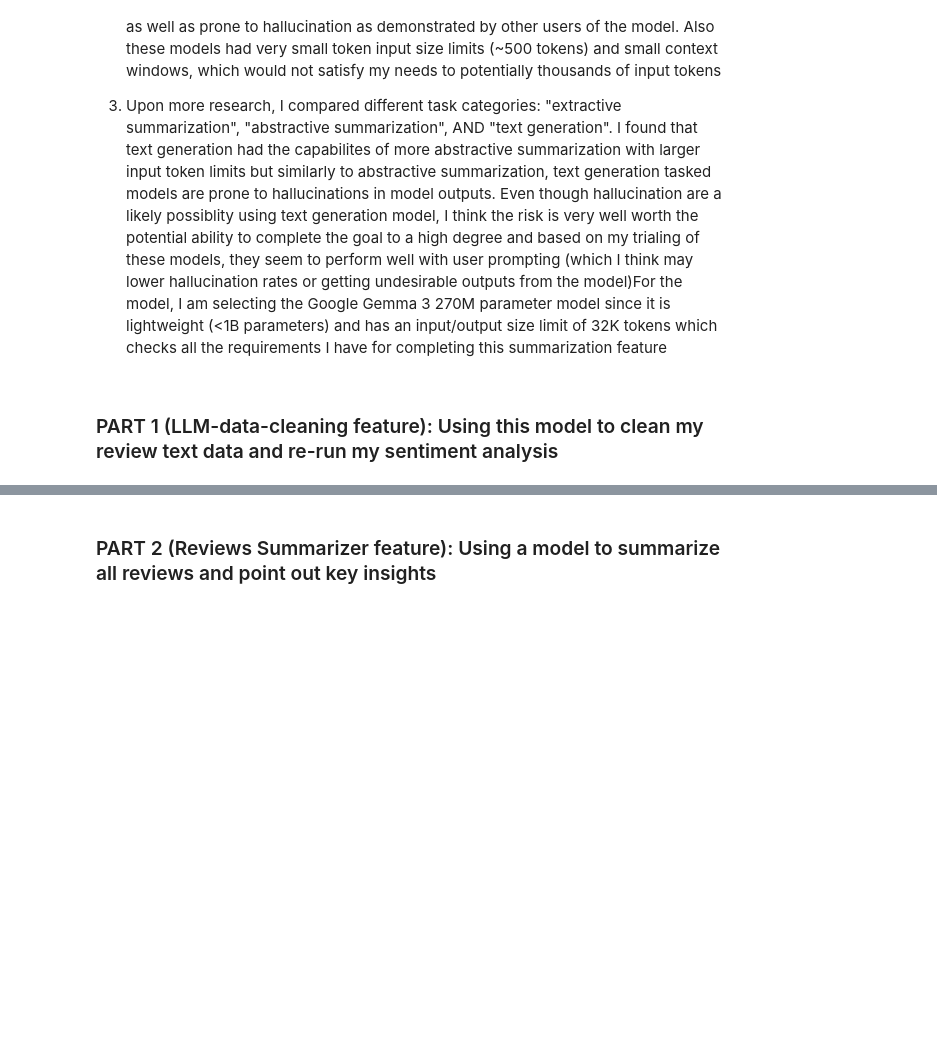
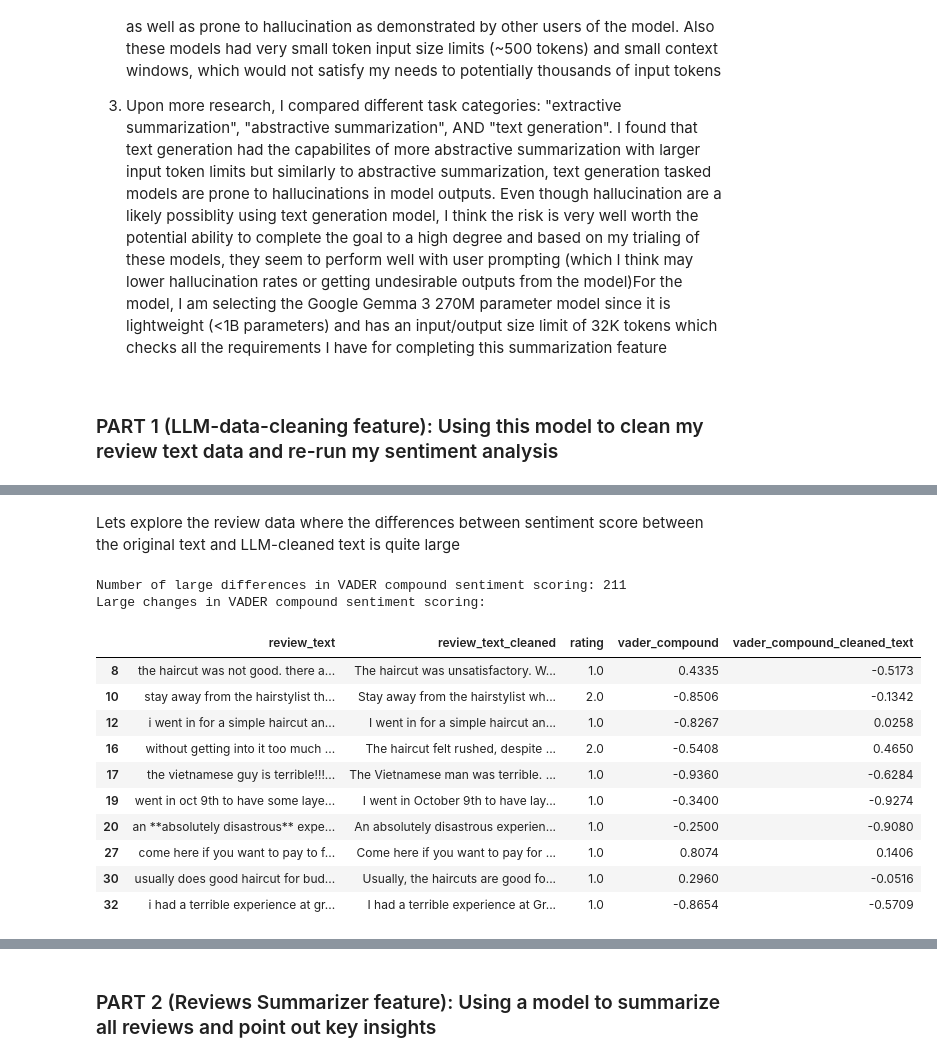
Before and after one commit to Austinedo/GC_sentiment_analysis, a Jupyter notebook: notebooks/sentiment_analysis.ipynb, the cells around one changed output, grey strips where cells are left out. Drawn from its saved outputs; the diff is of its cells as text; code cells hidden in the pictures; blank space fills up the shorter version.

Commit message:
completed FIXME: explored the differences in sentiment score between original vs. LLM-cleaned data + conclusion on part 1 (LLM-cleaned data) feature

```diff
--- a/notebooks/sentiment_analysis.ipynb
+++ b/notebooks/sentiment_analysis.ipynb
@@ -937,2 +941,28 @@ fig3.show()
 # %%
 fig3.write_html('../reports/figures/DistributionOfDiffInScoringOriginalVsCleanText.html')
+# %% [markdown]
+Lets explore the review data where the differences between sentiment score between the original text and LLM-cleaned text is quite large
+# %%
+# need to explore the data where we find the largest differences (FIXME)
+pd.set_option('display.max_colwidth', None)
+
+# VADER differences
+vader_mask = diff['diff_abs_vader_compound'] > 0.25
+vader_index = diff[vader_mask].index
+print(f"Number of large differences in VADER compound sentiment scoring: {len(vader_index)}")
+print("Large changes in VADER compound sentiment scoring:")
+display(reviews.loc[vader_index, ['review_text', 'review_text_cleaned','rating', 'vader_compound', 'vader_compound_cleaned_text']].head(10))
+# %% [output]
+Number of large differences in VADER compound sentiment scoring: 211
+Large changes in VADER compound sentiment scoring:
+|  | review_text | review_text_cleaned | rating | vader_compound | vader_compound_cleaned_text |
+| 8 | the haircut was not good. there a... | The haircut was unsatisfactory. W... | 1.0 | 0.4335 | -0.5173 |
+| 10 | stay away from the hairstylist th... | Stay away from the hairstylist wh... | 2.0 | -0.8506 | -0.1342 |
+| 12 | i went in for a simple haircut an... | I went in for a simple haircut an... | 1.0 | -0.8267 | 0.0258 |
+| 16 | without getting into it too much ... | The haircut felt rushed, despite ... | 2.0 | -0.5408 | 0.4650 |
+| 17 | the vietnamese guy is terrible!!!... | The Vietnamese man was terrible. ... | 1.0 | -0.9360 | -0.6284 |
+| 19 | went in oct 9th to have some laye... | I went in October 9th to have lay... | 1.0 | -0.3400 | -0.9274 |
+| 20 | an **absolutely disastrous** expe... | An absolutely disastrous experien... | 1.0 | -0.2500 | -0.9080 |
+| 27 | come here if you want to pay to f... | Come here if you want to pay for ... | 1.0 | 0.8074 | 0.1406 |
+| 30 | usually does good haircut for bud... | Usually, the haircuts are good fo... | 1.0 | 0.2960 | -0.0516 |
+| 32 | i had a terrible experience at gr... | I had a terrible experience at Gr... | 1.0 | -0.8654 | -0.5709 |
```
Also changed, not shown: parts of 14 cells of this notebook.
